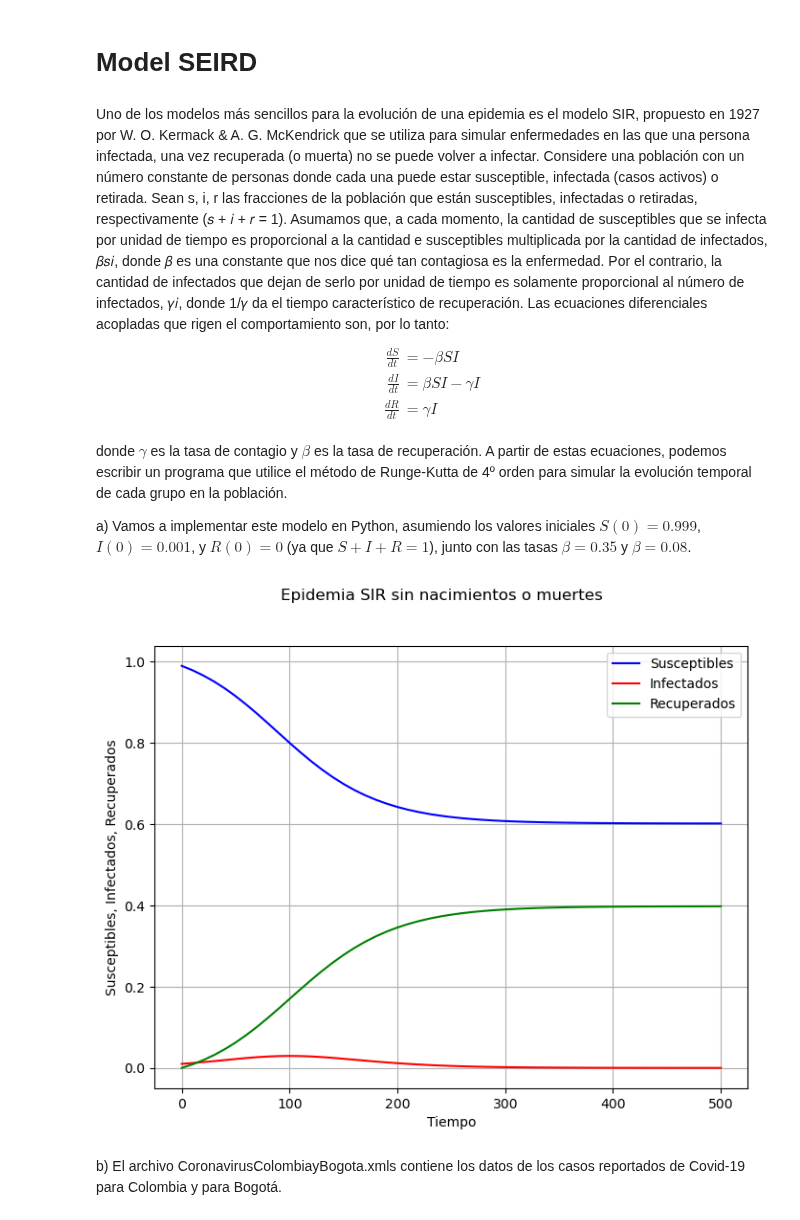
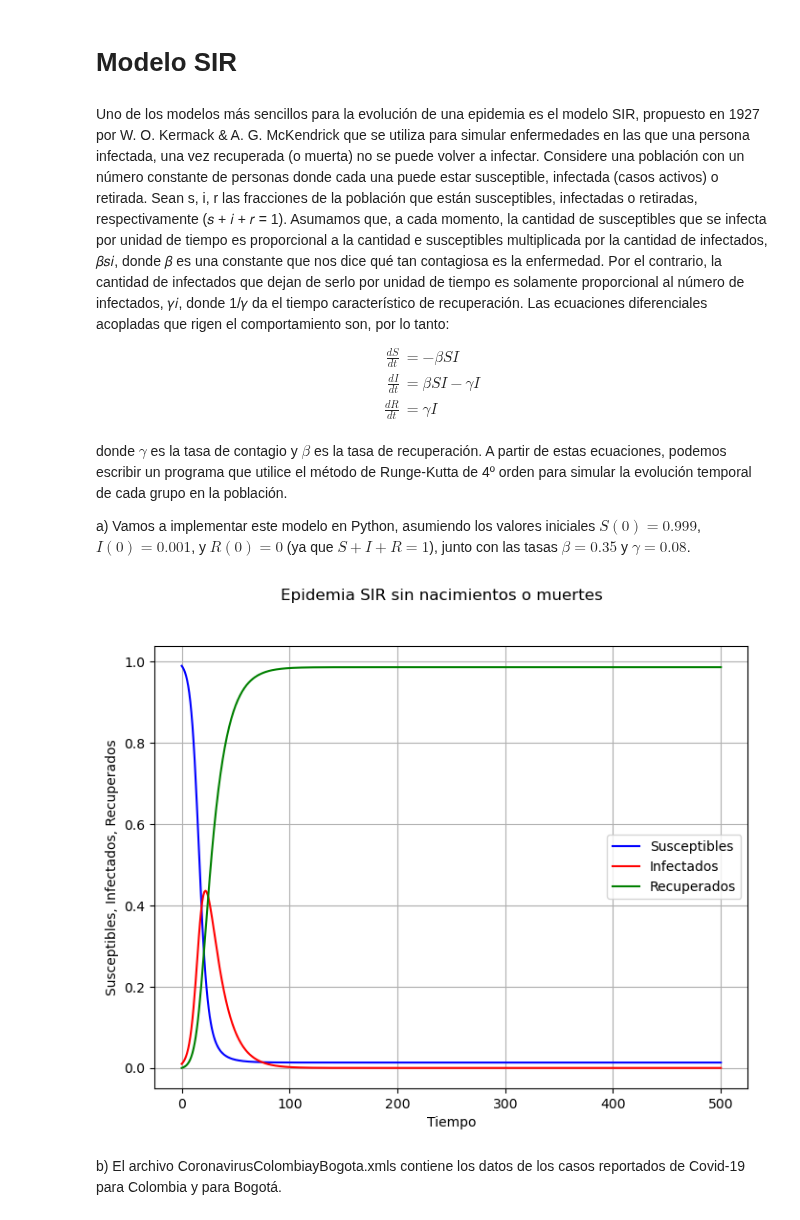
Before and after one commit to svargasro/Wildfire-Smoke-Spread-Over-Bogot-Workshops, a Jupyter notebook: Talleres/Taller 1/Modelo SIR/Modelo_SIR.ipynb, the cells around one changed output. Saved outputs shown, nothing was run; the diff lists cells and outputs as text; code cells hidden in the pictures.

Commit message:
Fixed some typos in the notebook Modelo_SIR.ipynb

```diff
--- a/Talleres/Taller 1/Modelo SIR/Modelo_SIR.ipynb
+++ b/Talleres/Taller 1/Modelo SIR/Modelo_SIR.ipynb
@@ -1,5 +1,5 @@
-# %% [markdown]
-# Model SEIRD
+# %% [markdown]
+# Modelo SIR
 # %% [markdown]
 Uno de los modelos más sencillos para la evolución de una epidemia es el modelo SIR, propuesto
 en 1927 por W. O. Kermack & A. G. McKendrick que se utiliza para simular enfermedades en las
@@ -23,7 +23,7 @@ $$
 
 donde $ \gamma $ es la tasa de contagio y $\beta$ es la tasa de recuperación. A partir de estas ecuaciones, podemos escribir un programa que utilice el método de Runge-Kutta de 4º orden para simular la evolución temporal de cada grupo en la población.
 
-a) Vamos a implementar este modelo en Python, asumiendo los valores iniciales $S(0) = 0.999$, $I(0) = 0.001$, y $R(0) = 0$ (ya que $S + I + R = 1$), junto con las tasas $\beta = 0.35$ y $\beta = 0.08$.
+a) Vamos a implementar este modelo en Python, asumiendo los valores iniciales $S(0) = 0.999$, $I(0) = 0.001$, y $R(0) = 0$ (ya que $S + I + R = 1$), junto con las tasas $\beta = 0.35$ y $\gamma = 0.08$.
 # %%
 #@title MODELO SIR PARA EPIDEMIAS
 
@@ -95,36 +95,36 @@ def grafica(sol):
     ax.set_xlabel(r"Tiempo")
     ax.set_ylabel(r"Susceptibles, Infectados, Recuperados")
     ax.grid(True)
     ax.legend()
     fig.suptitle("Epidemia SIR sin nacimientos o muertes")
 
 
 if __name__ == "__main__":
 
     #Parámetros
-    beta = 0.1
+    beta = 0.35
     gamma = 0.08
     params = np.array([gamma, beta])
 
     #Condiciones Iniciales
     S0=0.99
     I0=0.01
     R0=0
     ci = np.array([S0, I0, R0])
 
     #Intervalo de tiempo
     t0 = 0
     tf = 500
-    h = 1e1
+    h = 1e0
 
     #Solución
     sol = RK4(SIR, ci, t0, tf, h, params)
 
 
     #Gráfica
     grafica(sol)
 # %% [output]
-[figure, old version]
+[figure, new version]
 # %% [markdown]
 b) El archivo CoronavirusColombiayBogota.xmls contiene los datos de los casos reportados de
 Covid-19 para Colombia y para Bogotá.
```
Also changed, not shown: parts of 10 cells of this notebook.
